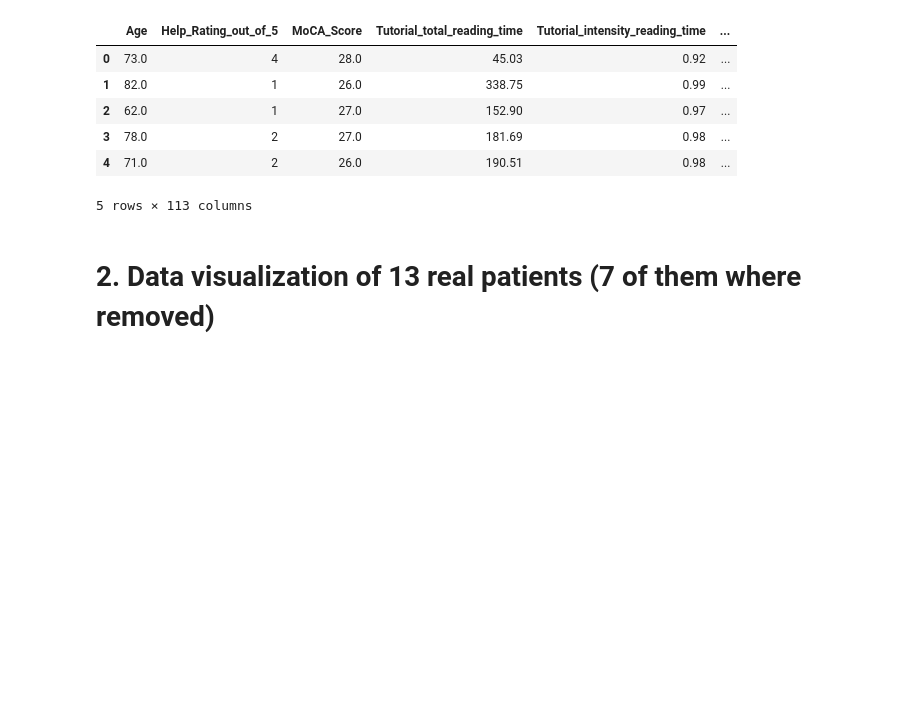
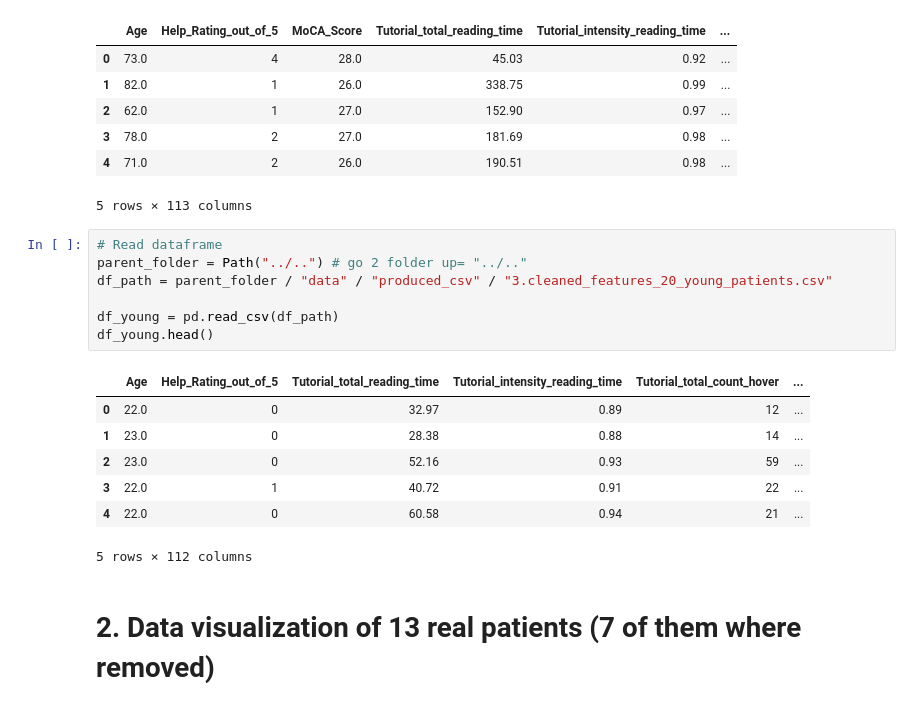
Before and after one commit to sana-mirahsani/detection_AD_with_VR_data, a Jupyter notebook: src/notebooks/3.Model_designing_solution_one.ipynb, the cells around one changed output. Saved outputs shown, nothing was run; the diff lists cells and outputs as text; blank space fills up the shorter version.

```diff
--- a/src/notebooks/3.Model_designing_solution_one.ipynb
+++ b/src/notebooks/3.Model_designing_solution_one.ipynb
@@ -58,6 +58,21 @@ df.head()
 | 3 | 78.0 | 2 | 27.0 | 181.69 | 0.98 | ... |
 | 4 | 71.0 | 2 | 26.0 | 190.51 | 0.98 | ... |
 5 rows × 113 columns
+# %%
+# Read dataframe
+parent_folder = Path("../..") # go 2 folder up= "../.."
+df_path = parent_folder / "data" / "produced_csv" / "3.cleaned_features_20_young_patients.csv"
+
+df_young = pd.read_csv(df_path)
+df_young.head()
+# %% [output]
+|  | Age | Help_Rating_out_of_5 | Tutorial_total_reading_time | Tutorial_intensity_reading_time | Tutorial_total_count_hover | ... |
+| 0 | 22.0 | 0 | 32.97 | 0.89 | 12 | ... |
+| 1 | 23.0 | 0 | 28.38 | 0.88 | 14 | ... |
+| 2 | 23.0 | 0 | 52.16 | 0.93 | 59 | ... |
+| 3 | 22.0 | 1 | 40.72 | 0.91 | 22 | ... |
+| 4 | 22.0 | 0 | 60.58 | 0.94 | 21 | ... |
+5 rows × 112 columns
 # %% [markdown]
 # 2. Data visualization of 13 real patients (7 of them where removed)
 # %%
```
Also changed, not shown: parts of 3 cells of this notebook, 4 other files.
